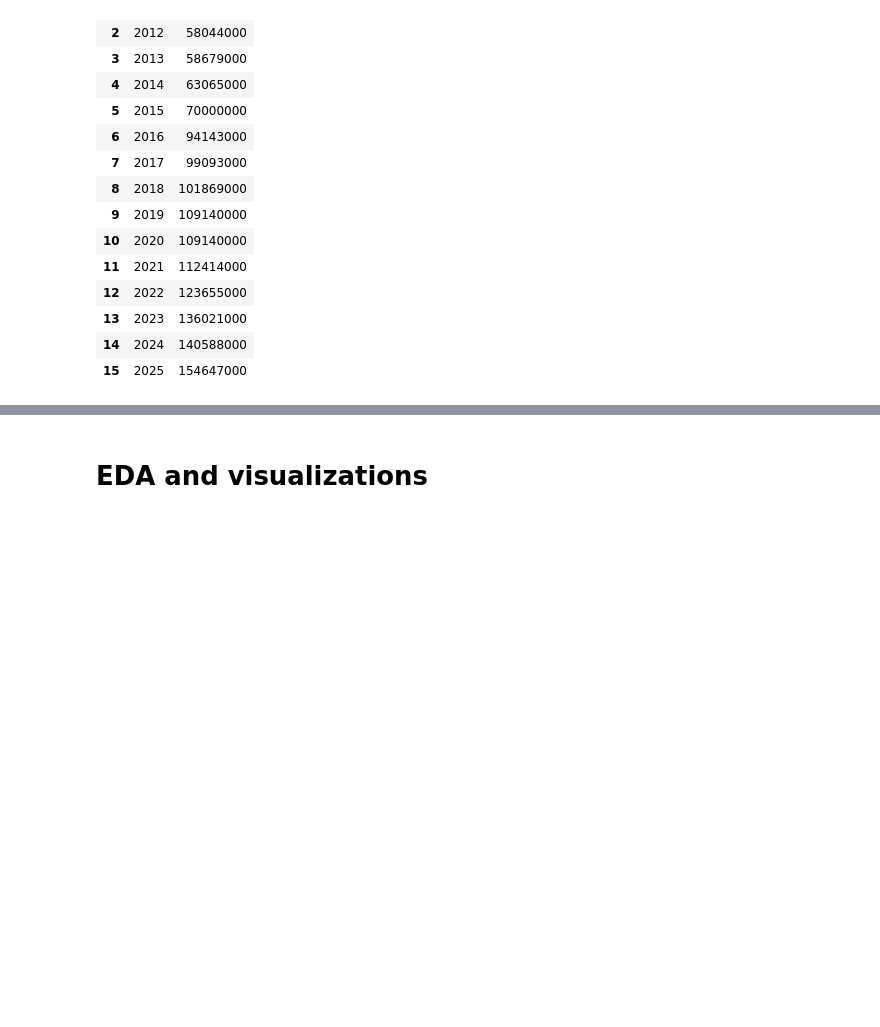
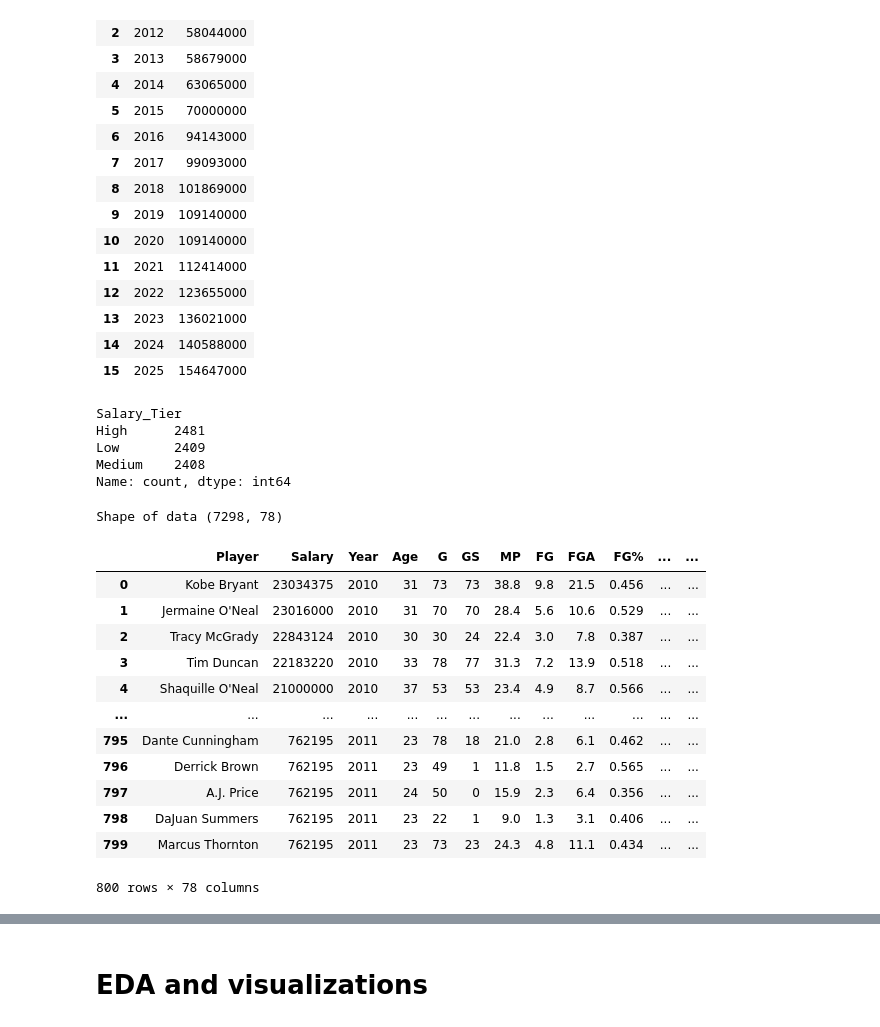
Before and after one commit to sophiezydfifi/207fall-project-ding-peteh-valadez-zhang, a Jupyter notebook: 207_Milestone_workbook.ipynb, the cells around one changed output, grey strips where cells are left out. Saved outputs shown, nothing was run; the diff lists cells and outputs as text; code cells hidden in the pictures; blank space fills up the shorter version.

Commit message:
EDA and data split updates

```diff
--- a/207_Milestone_workbook.ipynb
+++ b/207_Milestone_workbook.ipynb
@@ -115,12 +117,12 @@ cap_df
 | 15 | 2025 | 154647000 |
 # %%
 # Merge salary cap info into NBA dataset
-df = df.merge(cap_df, on="Year", how="left")
+df_adj = df.merge(cap_df, on="Year", how="left")
 # Define 2025 cap
 cap_2025 = 154647000
 
 # Adjust all salaries to 2025 cap level
-df["Salary_2025_Adjusted"] = df["Salary"] * (cap_2025 / df["Cap"])
+df_adj["Salary_2025_Adjusted"] = df_adj["Salary"] * (cap_2025 / df_adj["Cap"])
 # %%
 # encode categorical values like position and team
-df = pd.get_dummies(df, columns=["Pos", "Team"], drop_first=True)
+df_working = pd.get_dummies(df_adj, columns=["Pos", "Team"], drop_first=True)
@@ -130,0 +129,46 @@ y = df["Salary_2025_Adjusted"]
+# %%
+#Classify the salary into low, mid and high categories
+# Define quantile cutoffs (33rd and 66th percentiles)
+q33 = df_working["Salary_2025_Adjusted"].quantile(0.33)
+q66 = df_working["Salary_2025_Adjusted"].quantile(0.66)
+
+# Create a categorical variable for salary tiers
+def categorize_salary(salary):
+    if salary <= q33:
+        return "Low"
+    elif salary <= q66:
+        return "Medium"
+    else:
+        return "High"
+
+class_order = ["Low", "Medium", "High"]
+
+df_working["Salary_Tier"] = df_working["Salary_2025_Adjusted"].apply(categorize_salary)
+
+# Quick check of class balance
+print(df_working["Salary_Tier"].value_counts())
+# %% [output]
+Salary_Tier
+High      2481
+Low       2409
+Medium    2408
+Name: count, dtype: int64
+# %%
+# check shape to head into splitting
+print('Shape of data', df_working.shape)
+df_working.head(800)
+# %% [output]
+Shape of data (7298, 78)
+|  | Player | Salary | Year | Age | G | GS | MP | FG | FGA | FG% | ... | ... |
+| 0 | Kobe Bryant | 23034375 | 2010 | 31 | 73 | 73 | 38.8 | 9.8 | 21.5 | 0.456 | ... | ... |
+| 1 | Jermaine O'Neal | 23016000 | 2010 | 31 | 70 | 70 | 28.4 | 5.6 | 10.6 | 0.529 | ... | ... |
+| 2 | Tracy McGrady | 22843124 | 2010 | 30 | 30 | 24 | 22.4 | 3.0 | 7.8 | 0.387 | ... | ... |
+| 3 | Tim Duncan | 22183220 | 2010 | 33 | 78 | 77 | 31.3 | 7.2 | 13.9 | 0.518 | ... | ... |
+| 4 | Shaquille O'Neal | 21000000 | 2010 | 37 | 53 | 53 | 23.4 | 4.9 | 8.7 | 0.566 | ... | ... |
+| ... | ... | ... | ... | ... | ... | ... | ... | ... | ... | ... | ... | ... |
+| 795 | Dante Cunningham | 762195 | 2011 | 23 | 78 | 18 | 21.0 | 2.8 | 6.1 | 0.462 | ... | ... |
+| 796 | Derrick Brown | 762195 | 2011 | 23 | 49 | 1 | 11.8 | 1.5 | 2.7 | 0.565 | ... | ... |
+| 797 | A.J. Price | 762195 | 2011 | 24 | 50 | 0 | 15.9 | 2.3 | 6.4 | 0.356 | ... | ... |
+| 798 | DaJuan Summers | 762195 | 2011 | 23 | 22 | 1 | 9.0 | 1.3 | 3.1 | 0.406 | ... | ... |
+| 799 | Marcus Thornton | 762195 | 2011 | 23 | 73 | 23 | 24.3 | 4.8 | 11.1 | 0.434 | ... | ... |
+800 rows × 78 columns
```
Also changed, not shown: parts of 14 cells of this notebook.
